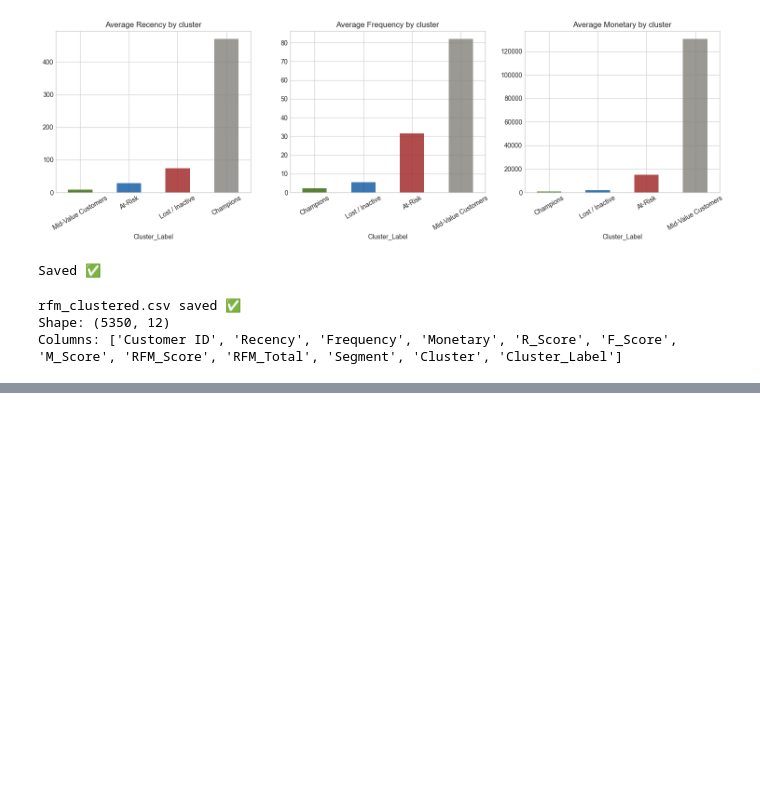
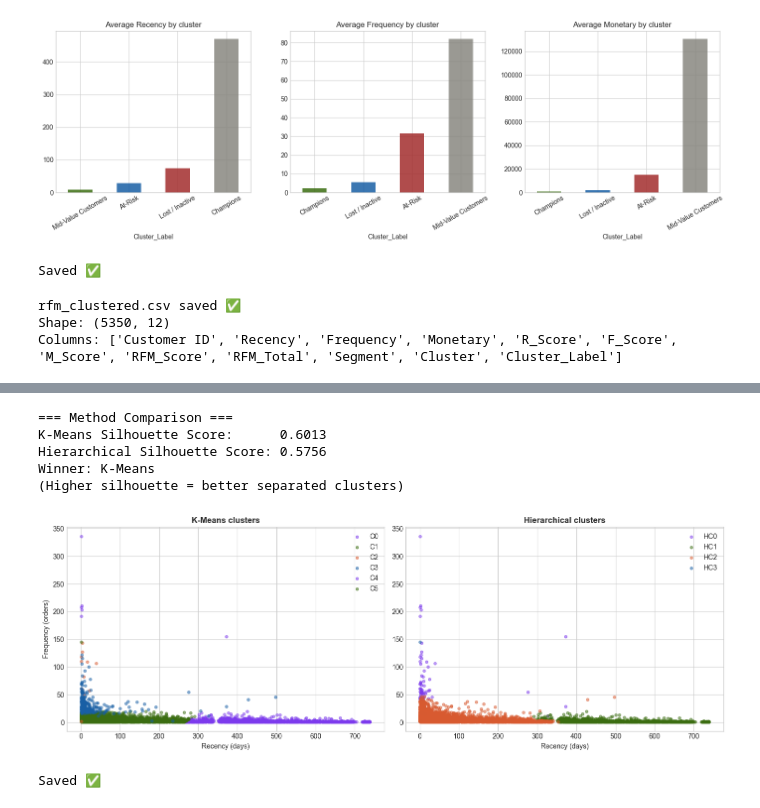
Before and after one commit to Ananthika-G/customer-segmentation, a Jupyter notebook: notebooks/03_Clustering.ipynb, the cells around one changed output, grey strips where cells are left out. Drawn from its saved outputs; the diff is of its cells as text; code cells hidden in the pictures; blank space fills up the shorter version.

```diff
--- a/notebooks/03_Clustering.ipynb
+++ b/notebooks/03_Clustering.ipynb
@@ -205,0 +267,9 @@ Columns: ['Customer ID', 'Recency', 'Frequency', 'Monetary', 'R_Score', 'F_Score
+# %%
+hc = AgglomerativeClustering(n_clusters=4, linkage='ward')
+rfm['HC_Cluster'] = hc.fit_predict(rfm_scaled)
+
+hc_sil = silhouette_score(rfm_scaled, rfm['HC_Cluster'])
+print(f"Hierarchical clustering done ✅")
+print(f"Silhouette Score: {hc_sil:.4f}")
+print(f"Cluster sizes:")
+print(rfm['HC_Cluster'].value_counts().sort_index().to_string())
@@ -205,0 +303,47 @@ Columns: ['Customer ID', 'Recency', 'Frequency', 'Monetary', 'R_Score', 'F_Score
+# %%
+km_sil  = silhouette_score(rfm_scaled, rfm['Cluster'])
+hc_sil  = silhouette_score(rfm_scaled, rfm['HC_Cluster'])
+
+print("=== Method Comparison ===")
+print(f"K-Means Silhouette Score:      {km_sil:.4f}")
+print(f"Hierarchical Silhouette Score: {hc_sil:.4f}")
+print(f"Winner: {'K-Means' if km_sil > hc_sil else 'Hierarchical'}")
+print("(Higher silhouette = better separated clusters)")
+# %% [output]
+=== Method Comparison ===
+K-Means Silhouette Score:      0.6013
+Hierarchical Silhouette Score: 0.5756
+Winner: K-Means
+(Higher silhouette = better separated clusters)
+# %%
+fig, axes = plt.subplots(1,2,figsize=(14,5))
+colors = ['#7c3aed','#3b6d11','#d85a30','#185fa5']
+
+for cluster in sorted(rfm['Cluster'].unique()):
+    mask = rfm['Cluster'] == cluster
+    axes[0].scatter(rfm.loc[mask,'Recency'],
+                    rfm.loc[mask,'Frequency'],
+                    c=colors[cluster%len(colors)], alpha=0.5, s=15,
+                    label=f'C{cluster}')
+axes[0].set_title('K-Means clusters', fontweight='bold')
+axes[0].set_xlabel('Recency (days)')
+axes[0].set_ylabel('Frequency (orders)')
+axes[0].legend()
+
+for cluster in sorted(rfm['HC_Cluster'].unique()):
+    mask = rfm['HC_Cluster'] == cluster
+    axes[1].scatter(rfm.loc[mask,'Recency'],
+                    rfm.loc[mask,'Frequency'],
+                    c=colors[cluster%len(colors)], alpha=0.5, s=15,
+                    label=f'HC{cluster}')
+axes[1].set_title('Hierarchical clusters', fontweight='bold')
+axes[1].set_xlabel('Recency (days)')
+axes[1].legend()
+
+plt.tight_layout()
+plt.savefig('../reports/figures/kmeans_vs_hierarchical.png', dpi=150)
+plt.show()
+print("Saved ✅")
+# %% [output]
+[figure, added]
+Saved ✅
```
Also changed, not shown: parts of 9 cells of this notebook, 2 other files.
